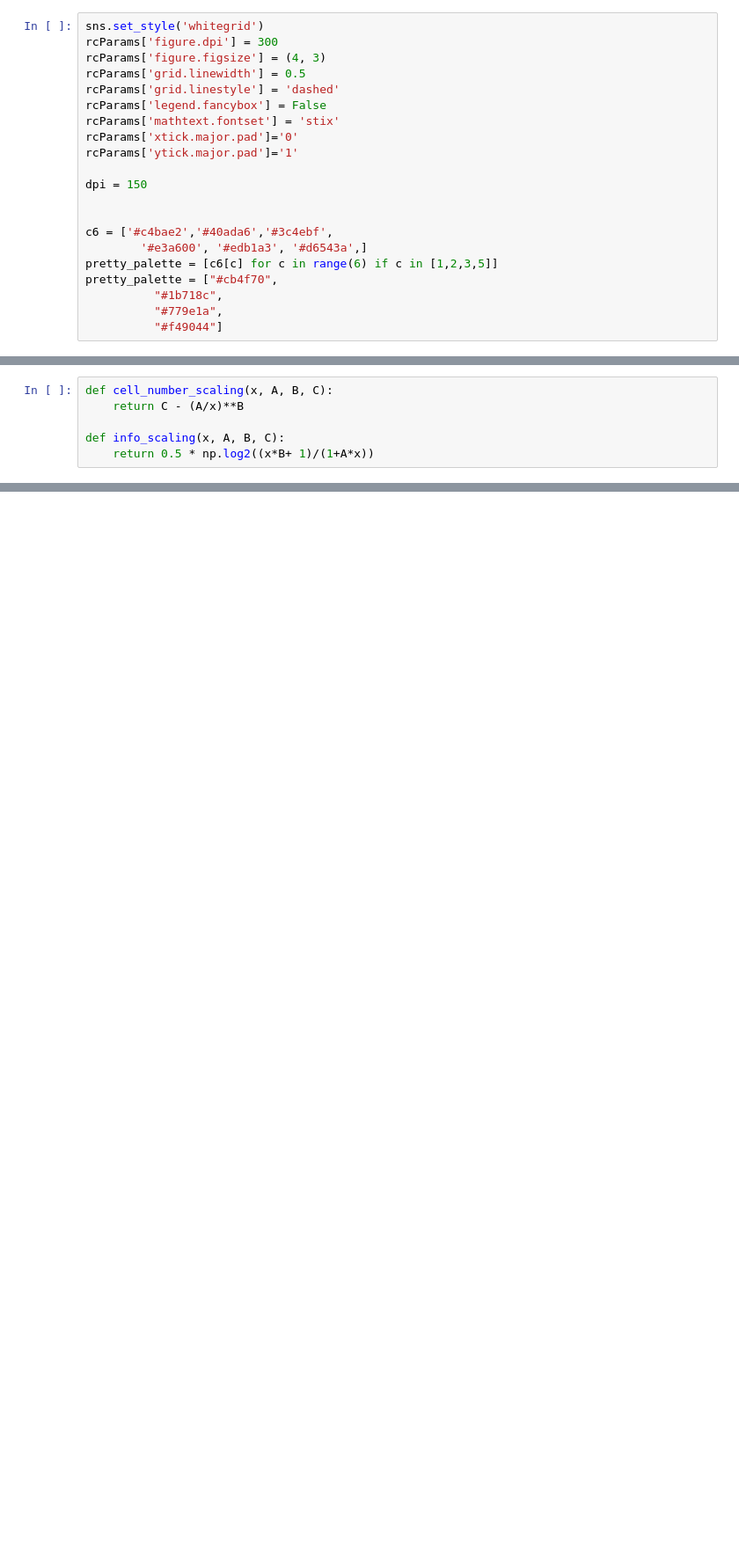
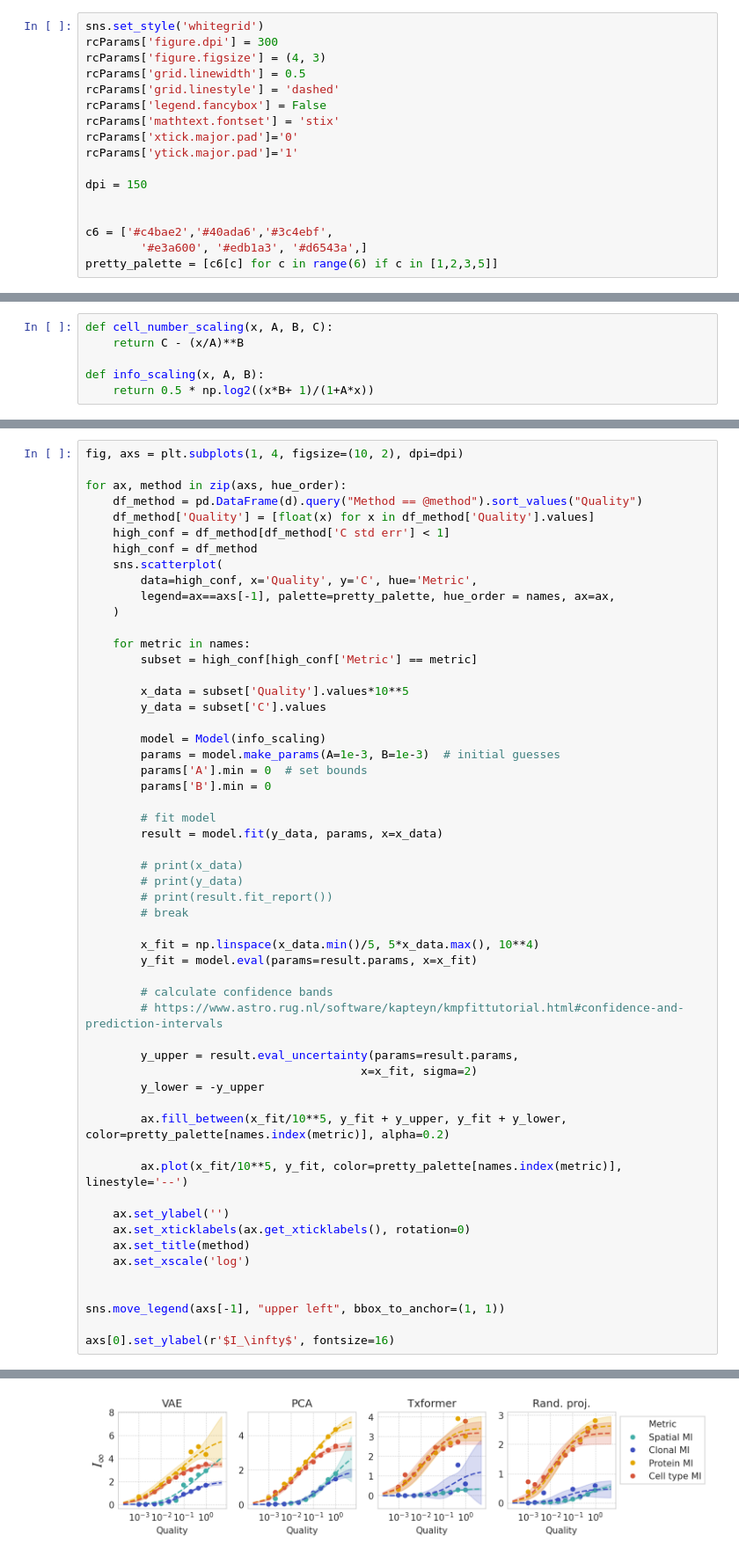
Before and after one commit to ggdna/scScaling, a Jupyter notebook: results/sample_scaling_plots.ipynb, the cells around one changed output, grey strips where cells are left out. Shown: that part at 88% size. Saved outputs shown, nothing was run; the diff lists cells and outputs as text; blank space fills up the shorter version.

```diff
--- a/results/sample_scaling_plots.ipynb
+++ b/results/sample_scaling_plots.ipynb
@@ -27,10 +27,6 @@ dpi = 150
 c6 = ['#c4bae2','#40ada6','#3c4ebf',
         '#e3a600', '#edb1a3', '#d6543a',]
 pretty_palette = [c6[c] for c in range(6) if c in [1,2,3,5]]
-pretty_palette = ["#cb4f70",
-          "#1b718c",
-          "#779e1a",
-          "#f49044"]
 # %%
 merf_df = pd.read_csv('../results/MERFISH_scaling.csv', index_col=0)
 cite_df = pd.read_csv('../results/PBMC_CITEseq_scaling.csv', index_col=0)
@@ -65,9 +61,9 @@ merf_df = add_delta_mi(merf_df, "Spatial neighborhood MI")
 larry_df = add_delta_mi(larry_df, "Clonal MI")
 # %%
 def cell_number_scaling(x, A, B, C):
-    return C - (A/x)**B
+    return C - (x/A)**B
 
-def info_scaling(x, A, B, C):
+def info_scaling(x, A, B):
     return 0.5 * np.log2((x*B+ 1)/(1+A*x))
 # %%
 d = {
@@ -171,0 +166,56 @@ PCA Cell type MI
+# %%
+fig, axs = plt.subplots(1, 4, figsize=(10, 2), dpi=dpi)
+
+for ax, method in zip(axs, hue_order):
+    df_method = pd.DataFrame(d).query("Method == @method").sort_values("Quality")
+    df_method['Quality'] = [float(x) for x in df_method['Quality'].values]
+    high_conf = df_method[df_method['C std err'] < 1]
+    high_conf = df_method
+    sns.scatterplot(
+        data=high_conf, x='Quality', y='C', hue='Metric',
+        legend=ax==axs[-1], palette=pretty_palette, hue_order = names, ax=ax,
+    )
+
+    for metric in names:
+        subset = high_conf[high_conf['Metric'] == metric]
+
+        x_data = subset['Quality'].values*10**5
+        y_data = subset['C'].values
+
+        model = Model(info_scaling)
+        params = model.make_params(A=1e-3, B=1e-3)  # initial guesses
+        params['A'].min = 0  # set bounds
+        params['B'].min = 0
+
+        # fit model
+        result = model.fit(y_data, params, x=x_data)
+
+        # print(x_data)
+        # print(y_data)
+        # print(result.fit_report())
+        # break
+
+        x_fit = np.linspace(x_data.min()/5, 5*x_data.max(), 10**4)
+        y_fit = model.eval(params=result.params, x=x_fit)
+
+        # calculate confidence bands
+        # https://www.astro.rug.nl/software/kapteyn/kmpfittutorial.html#confidence-and-prediction-intervals
+
+        y_upper = result.eval_uncertainty(params=result.params,
+                                        x=x_fit, sigma=2)
+        y_lower = -y_upper
+
+        ax.fill_between(x_fit/10**5, y_fit + y_upper, y_fit + y_lower, color=pretty_palette[names.index(metric)], alpha=0.2)
+
+        ax.plot(x_fit/10**5, y_fit, color=pretty_palette[names.index(metric)], linestyle='--')
+
+    ax.set_ylabel('')
+    ax.set_xticklabels(ax.get_xticklabels(), rotation=0)
+    ax.set_title(method)
+    ax.set_xscale('log')
+
+
+sns.move_legend(axs[-1], "upper left", bbox_to_anchor=(1, 1))
+
+axs[0].set_ylabel(r'$I_\infty$', fontsize=16)
+# %% [output]
@@ -171,0 +223 @@ PCA Cell type MI
+[figure, added]
```
Also changed, not shown: parts of 4 cells of this notebook, 2 other files.
